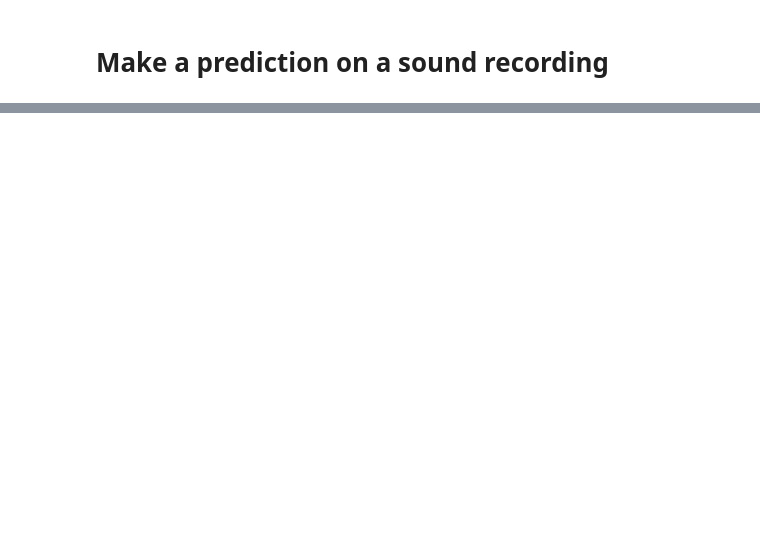
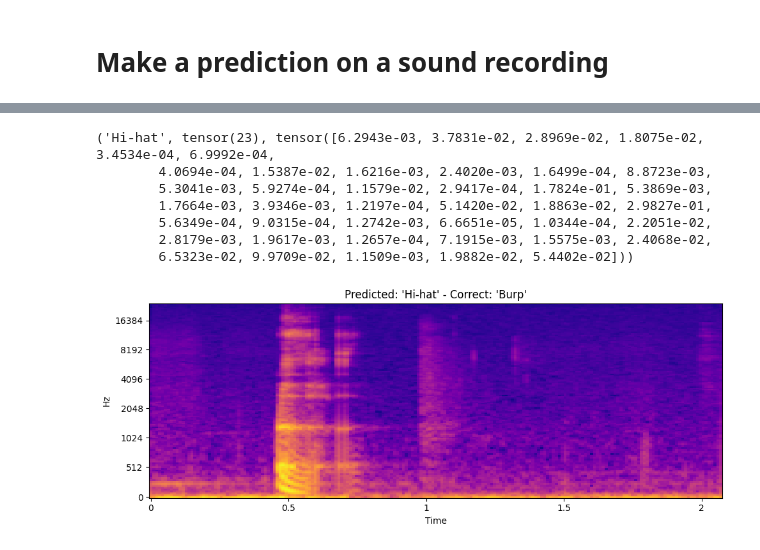
Before and after one commit to MrKiwey/audio-processing, a Jupyter notebook: deep-learning-and-audio-processing.ipynb, the cells around one changed output, grey strips where cells are left out. Saved outputs shown, nothing was run; the diff lists cells and outputs as text; code cells hidden in the pictures; blank space fills up the shorter version.

Commit message:
Kaggle Notebook | Deep learning and audio processing | Version 10

```diff
--- a/deep-learning-and-audio-processing.ipynb
+++ b/deep-learning-and-audio-processing.ipynb
@@ -462,3 +462,46 @@ learn.export('/kaggle/working/sound_prediction.pkl')
 # %%
 # Types of sounds that can be recorded: Applause, burp, computer keyboard, cough, drawer open or close, fart,
 # finger snapping, keys jangling, knock, laughter, microwave oven, scissors, squeak, tearing, telephone, writing
+# %%
+# Chose your audio file
+audio_path = '/kaggle/input/soundsnew/Burp.wav'
+# %%
+import librosa
+import matplotlib.pyplot as plt
+from tensorflow import keras
+import numpy as np
+import os
+
+# Load .wav file using librosa
+y, sr = librosa.load(audio_path, sr=None)
+
+# Extracting the filename which is the correct label
+# Extract the filename with extension
+filename_with_extension = os.path.basename(audio_path)
+label = os.path.splitext(filename_with_extension)[0]
+
+# Generate a Spectrogram using the same settings as when creating the Spectograms for the training
+S = librosa.feature.melspectrogram(y=y, sr=sr, n_fft=2048, hop_length=512, n_mels=128)
+S_dB = librosa.power_to_db(S, ref=np.max)
+
+# Load your pre-trained model
+# Ensure that the path matches where the model is saved in your Kaggle kernel environment
+model = load_learner('/kaggle/working/sound_prediction.pkl')
+
+# Make a prediction
+# Your model's input should match the dimensions of the spectrogram
+prediction = model.predict(S_dB)
+
+print(prediction)
+
+# Fetch the name of the prediction
+predicted_class = prediction[0]
+
+# Convert the Mel spectrogram to a format that can be displayed using librosa.display.specshow
+plt.figure(figsize=(10, 4))
+librosa.display.specshow(S_dB, x_axis='time', y_axis='mel', sr=sr, cmap='plasma')
+plt.title(f"Predicted: '{predicted_class}' - Correct: '{label}'")  # Add the prediction and the label above the spectrogram
+plt.tight_layout()  # This ensures the titles and labels don't get cropped
+
+plt.show()
+# %% [output]
@@ -464,0 +509,8 @@ learn.export('/kaggle/working/sound_prediction.pkl')
+('Hi-hat', tensor(23), tensor([6.2943e-03, 3.7831e-02, 2.8969e-02, 1.8075e-02, 3.4534e-04, 6.9992e-04,
+        4.0694e-04, 1.5387e-02, 1.6216e-03, 2.4020e-03, 1.6499e-04, 8.8723e-03,
+        5.3041e-03, 5.9274e-04, 1.1579e-02, 2.9417e-04, 1.7824e-01, 5.3869e-03,
+        1.7664e-03, 3.9346e-03, 1.2197e-04, 5.1420e-02, 1.8863e-02, 2.9827e-01,
+        5.6349e-04, 9.0315e-04, 1.2742e-03, 6.6651e-05, 1.0344e-04, 2.2051e-02,
+        2.8179e-03, 1.9617e-03, 1.2657e-04, 7.1915e-03, 1.5575e-03, 2.4068e-02,
+        6.5323e-02, 9.9709e-02, 1.1509e-03, 1.9882e-02, 5.4402e-02]))
+[figure, added]
```
Also changed, not shown: parts of 7 cells of this notebook.
